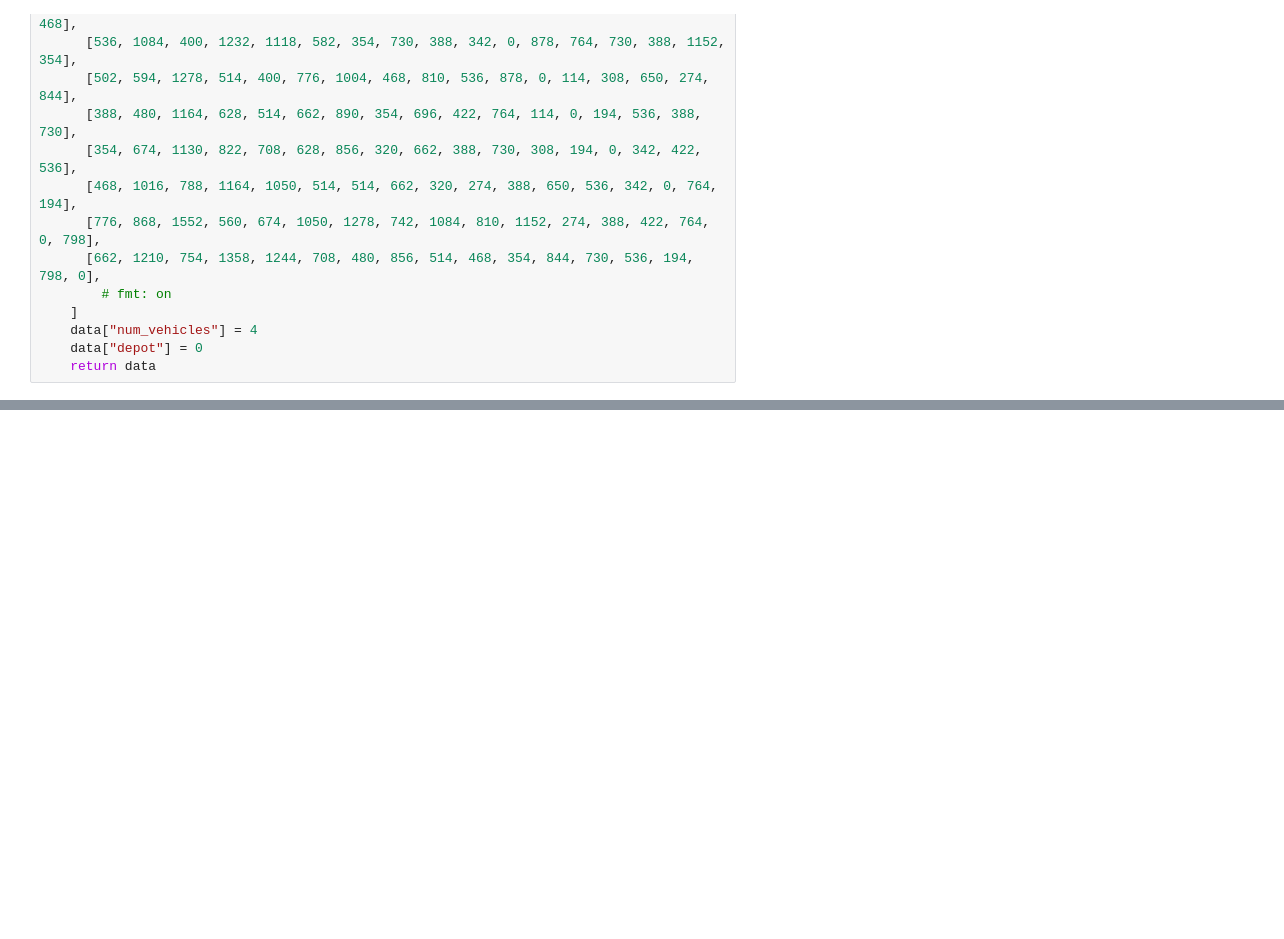
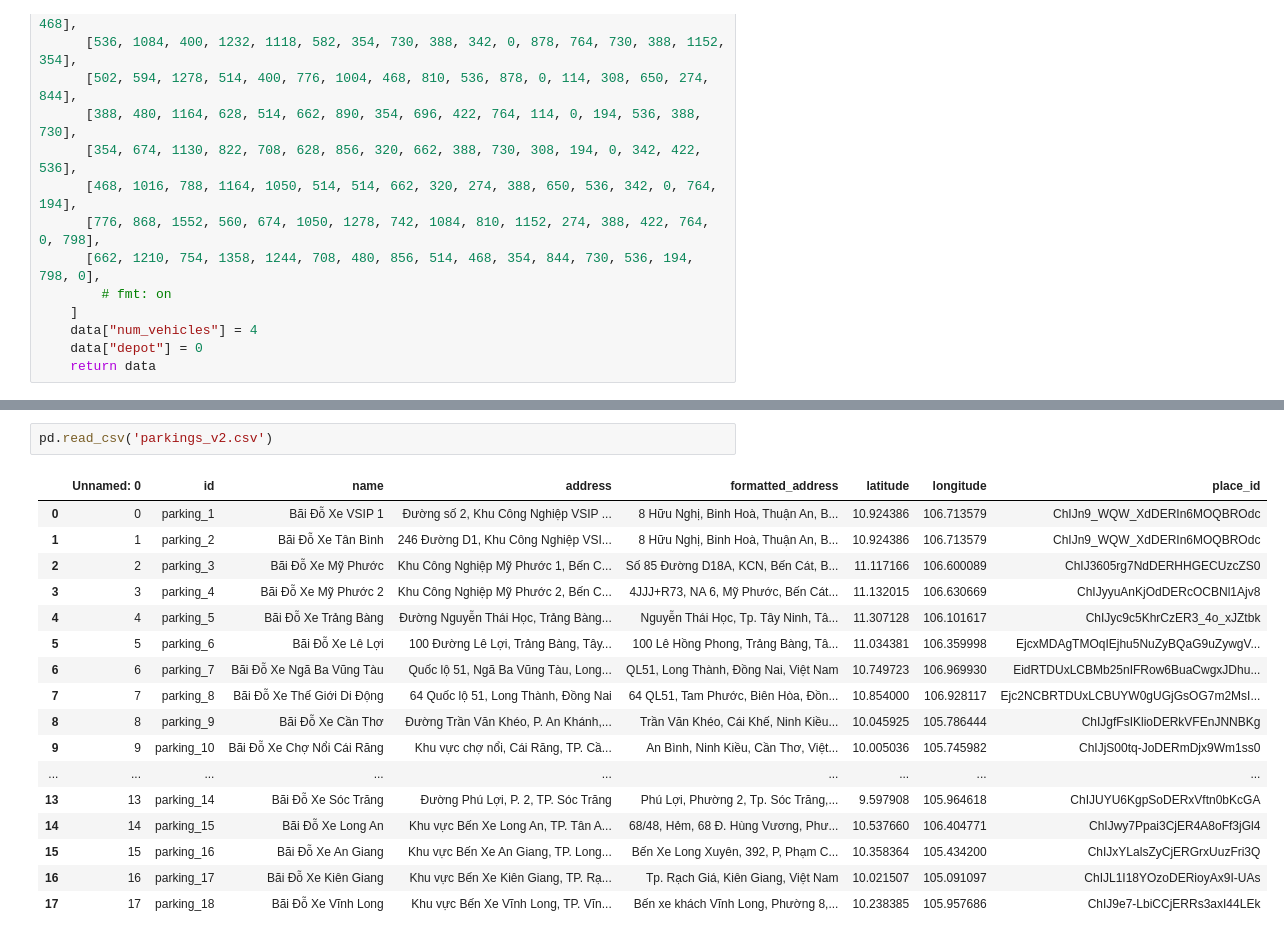
Before and after one commit to hoyvoh/scm-route-optimization, a Jupyter notebook: route_optimizer/data_collection/Untitled.ipynb, the cells around one changed output, grey strips where cells are left out. Saved outputs shown, nothing was run; the diff lists cells and outputs as text; blank space fills up the shorter version.

```diff
--- a/route_optimizer/data_collection/Untitled.ipynb
+++ b/route_optimizer/data_collection/Untitled.ipynb
@@ -28,0 +67,20 @@ def create_data_model():
+# %%
+pd.read_csv('parkings_v2.csv')
+# %% [output]
+|  | Unnamed: 0 | id | name | address | formatted_address | latitude | longitude | place_id |
+| 0 | 0 | parking_1 | Bãi Đỗ Xe VSIP 1 | Đường số 2, Khu Công Nghiệp VSIP ... | 8 Hữu Nghị, Binh Hoà, Thuận An, B... | 10.924386 | 106.713579 | ChIJn9_WQW_XdDERIn6MOQBROdc |
+| 1 | 1 | parking_2 | Bãi Đỗ Xe Tân Bình | 246 Đường D1, Khu Công Nghiệp VSI... | 8 Hữu Nghị, Binh Hoà, Thuận An, B... | 10.924386 | 106.713579 | ChIJn9_WQW_XdDERIn6MOQBROdc |
+| 2 | 2 | parking_3 | Bãi Đỗ Xe Mỹ Phước | Khu Công Nghiệp Mỹ Phước 1, Bến C... | Số 85 Đường D18A, KCN, Bến Cát, B... | 11.117166 | 106.600089 | ChIJ3605rg7NdDERHHGECUzcZS0 |
+| 3 | 3 | parking_4 | Bãi Đỗ Xe Mỹ Phước 2 | Khu Công Nghiệp Mỹ Phước 2, Bến C... | 4JJJ+R73, NA 6, Mỹ Phước, Bến Cát... | 11.132015 | 106.630669 | ChIJyyuAnKjOdDERcOCBNl1Ajv8 |
+| 4 | 4 | parking_5 | Bãi Đỗ Xe Trảng Bàng | Đường Nguyễn Thái Học, Trảng Bàng... | Nguyễn Thái Học, Tp. Tây Ninh, Tâ... | 11.307128 | 106.101617 | ChIJyc9c5KhrCzER3_4o_xJZtbk |
+| 5 | 5 | parking_6 | Bãi Đỗ Xe Lê Lợi | 100 Đường Lê Lợi, Trảng Bàng, Tây... | 100 Lê Hồng Phong, Trảng Bàng, Tâ... | 11.034381 | 106.359998 | EjcxMDAgTMOqIEjhu5NuZyBQaG9uZywgV... |
+| 6 | 6 | parking_7 | Bãi Đỗ Xe Ngã Ba Vũng Tàu | Quốc lộ 51, Ngã Ba Vũng Tàu, Long... | QL51, Long Thành, Đồng Nai, Việt Nam | 10.749723 | 106.969930 | EidRTDUxLCBMb25nIFRow6BuaCwgxJDhu... |
+| 7 | 7 | parking_8 | Bãi Đỗ Xe Thế Giới Di Động | 64 Quốc lộ 51, Long Thành, Đồng Nai | 64 QL51, Tam Phước, Biên Hòa, Đồn... | 10.854000 | 106.928117 | Ejc2NCBRTDUxLCBUYW0gUGjGsOG7m2MsI... |
+| 8 | 8 | parking_9 | Bãi Đỗ Xe Cần Thơ | Đường Trần Văn Khéo, P. An Khánh,... | Trần Văn Khéo, Cái Khế, Ninh Kiều... | 10.045925 | 105.786444 | ChIJgfFsIKlioDERkVFEnJNNBKg |
+| 9 | 9 | parking_10 | Bãi Đỗ Xe Chợ Nổi Cái Răng | Khu vực chợ nổi, Cái Răng, TP. Cầ... | An Bình, Ninh Kiều, Cần Thơ, Việt... | 10.005036 | 105.745982 | ChIJjS00tq-JoDERmDjx9Wm1ss0 |
+| ... | ... | ... | ... | ... | ... | ... | ... | ... |
+| 13 | 13 | parking_14 | Bãi Đỗ Xe Sóc Trăng | Đường Phú Lợi, P. 2, TP. Sóc Trăng | Phú Lợi, Phường 2, Tp. Sóc Trăng,... | 9.597908 | 105.964618 | ChIJUYU6KgpSoDERxVftn0bKcGA |
+| 14 | 14 | parking_15 | Bãi Đỗ Xe Long An | Khu vực Bến Xe Long An, TP. Tân A... | 68/48, Hẻm, 68 Đ. Hùng Vương, Phư... | 10.537660 | 106.404771 | ChIJwy7Ppai3CjER4A8oFf3jGl4 |
+| 15 | 15 | parking_16 | Bãi Đỗ Xe An Giang | Khu vực Bến Xe An Giang, TP. Long... | Bến Xe Long Xuyên, 392, P, Phạm C... | 10.358364 | 105.434200 | ChIJxYLalsZyCjERGrxUuzFri3Q |
+| 16 | 16 | parking_17 | Bãi Đỗ Xe Kiên Giang | Khu vực Bến Xe Kiên Giang, TP. Rạ... | Tp. Rạch Giá, Kiên Giang, Việt Nam | 10.021507 | 105.091097 | ChIJL1I18YOzoDERioyAx9I-UAs |
+| 17 | 17 | parking_18 | Bãi Đỗ Xe Vĩnh Long | Khu vực Bến Xe Vĩnh Long, TP. Vĩn... | Bến xe khách Vĩnh Long, Phường 8,... | 10.238385 | 105.957686 | ChIJ9e7-LbiCCjERRs3axI44LEk |
```
Also changed, not shown: parts of 4 cells of this notebook, 14 other files.
